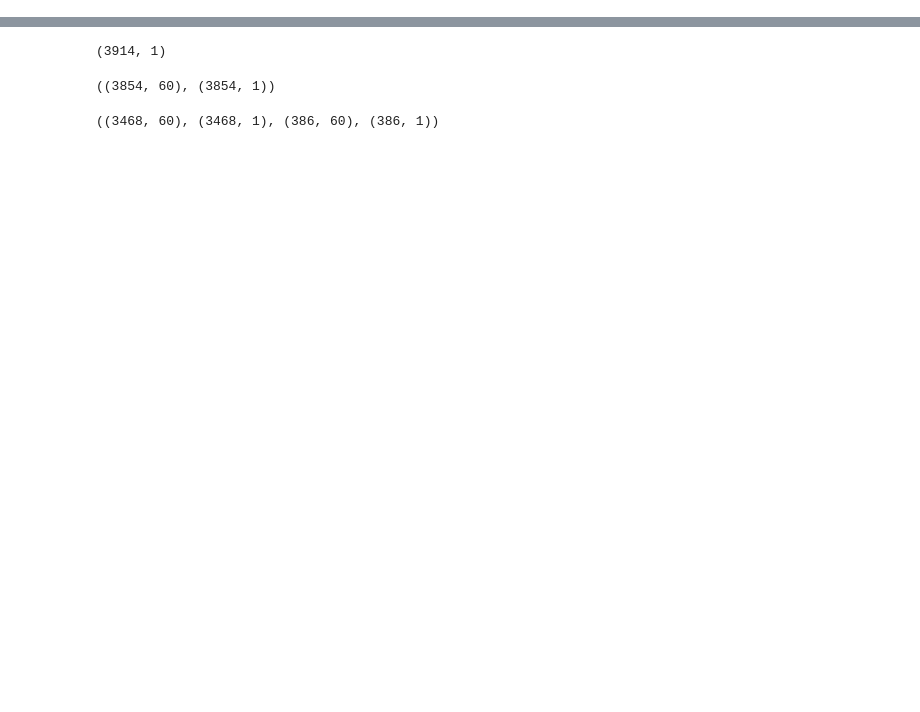
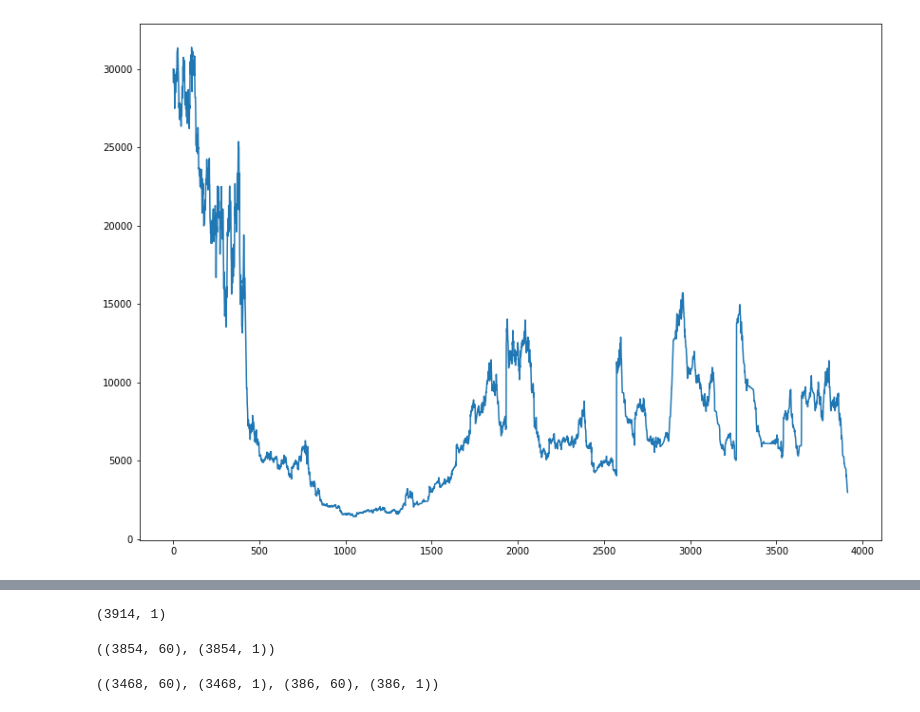
Before and after one commit to heidaralavi/Stock-Pred, a Jupyter notebook: Stock Price Prediction Using Machine Learning.ipynb, the cells around one changed output, grey strips where cells are left out. Cells and saved outputs as stored; diff of their text form; code cells hidden in the pictures; blank space fills up the shorter version.

```diff
--- a/Stock Price Prediction Using Machine Learning.ipynb
+++ b/Stock Price Prediction Using Machine Learning.ipynb
@@ -16,5 +16,13 @@ import pickle
 %matplotlib inline
 # %%
 df = pd.read_csv('Chad.csv')
+# %%
+plt.figure(figsize=(14,10))
+plt.plot(df['Open'])
+
+
+plt.show()
+# %% [output]
+[figure, added]
 # %%
 df.sort_index(axis=0,inplace=True,ascending=False)
```
Also changed, not shown: parts of 12 cells of this notebook.
